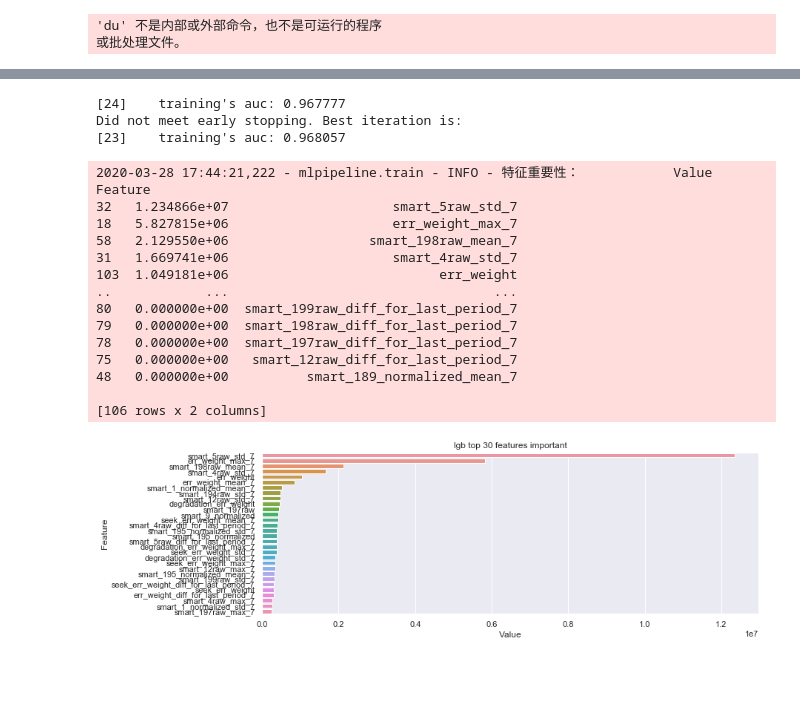
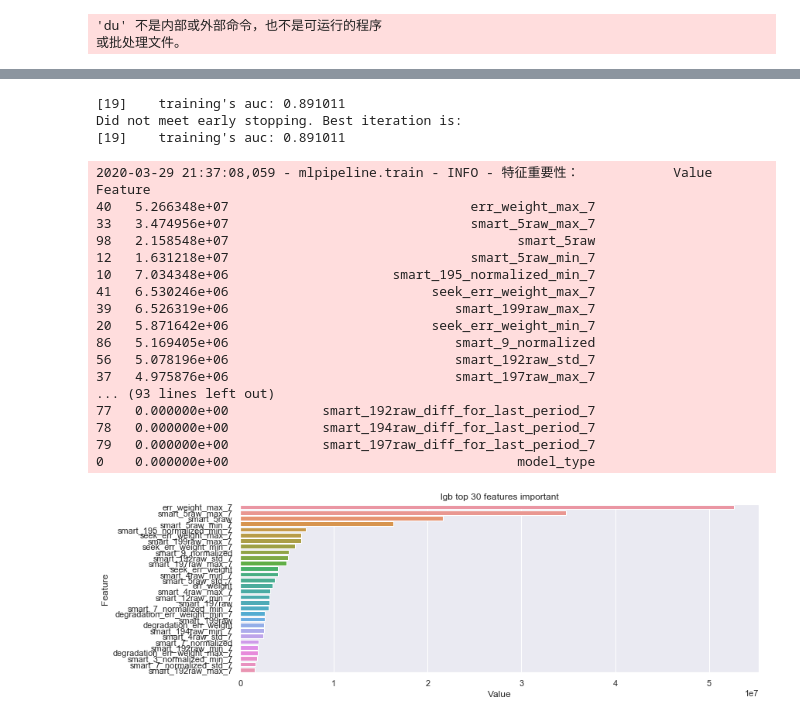
Before and after one commit to DevinWang23/tianchi_ai_ops_2020, a Jupyter notebook: jupyter_notebook/train.ipynb, the cells around one changed output, grey strips where cells are left out. Cells and saved outputs as stored; diff of their text form; code cells hidden in the pictures; blank space fills up the shorter version.

```diff
--- a/jupyter_notebook/train.ipynb
+++ b/jupyter_notebook/train.ipynb
@@ -220,21 +237,21 @@ model_params = {
     "objective": "binary",
     "boosting": 'gbdt',  # gbdt, dart
     "learning_rate": 0.001,
-    "scale_pos_weight":40,
+    "scale_pos_weight":35,
 #     "is_unbalance": True,
     "num_leaves": 64,
 #     "max_bin":255,
 #     'min_gain_to_split': 20,
-#     "max_depth":1,
+#     "max_depth":7,
     "metric": ["auc"],
-    "subsample": 0.8,
-    "colsample_bytree": 0.7,
+    "subsample": 0.9,
+    "colsample_bytree": 0.6,
     "num_threads": 10,
-    "lambda_l2": 0.5,
-    "lambda_l1": 0.5,
+    "lambda_l2": 1,
+    "lambda_l1": 1,
     "random_state": 2019,
-    "min_data_in_leaf":80,
-    "num_boost_round": 24,
+    "min_data_in_leaf":50,
+    "num_boost_round": 19,
     "device": 'cpu',
 #     'boost_from_average':False
 }
@@ -245,15 +262,18 @@ params = {
     'fe_filename': 'fe_df_01_01_round_2.feather',
 #     'focal_loss_alpha':0.9,
 #     'focal_loss_gamma':6,
-    'use_sampling': False,
-    'sampling_ratio':2,
+    'use_sampling': True,
+#     'sampling_ratio':0.125,
+    'train_total_sample_num':2.7e6,
+    'valid_total_sample_num':None,
     'drop_cols': drop_cols,
+    'save_sample_data':False,
     'train_on_model_id':None,
     'is_eval': False,
     'use_standard': False,
     'use_log': False,
     'save_feat_important': False,
-    'train_start_date': '2018-06-01',
+    'train_start_date': '2018-03-01',
     'train_end_date': '2018-07-31',
 }
 
@@ -288,18 +315,21 @@ Training until validation scores don't improve for 10 rounds.
-[24]    training's auc: 0.967777
+[19]    training's auc: 0.891011
 Did not meet early stopping. Best iteration is:
-[23]    training's auc: 0.968057
+[19]    training's auc: 0.891011
-2020-03-28 17:44:21,222 - mlpipeline.train - INFO - 特征重要性：            Value                              Feature
-32   1.234866e+07                     smart_5raw_std_7
-18   5.827815e+06                     err_weight_max_7
-58   2.129550e+06                  smart_198raw_mean_7
-31   1.669741e+06                     smart_4raw_std_7
-103  1.049181e+06                           err_weight
-..            ...                                  ...
-80   0.000000e+00  smart_199raw_diff_for_last_period_7
-79   0.000000e+00  smart_198raw_diff_for_last_period_7
-78   0.000000e+00  smart_197raw_diff_for_last_period_7
-75   0.000000e+00   smart_12raw_diff_for_last_period_7
-48   0.000000e+00          smart_189_normalized_mean_7
-
-[106 rows x 2 columns]
+2020-03-29 21:37:08,059 - mlpipeline.train - INFO - 特征重要性：            Value                                        Feature
+40   5.266348e+07                               err_weight_max_7
+33   3.474956e+07                               smart_5raw_max_7
+98   2.158548e+07                                     smart_5raw
+12   1.631218e+07                               smart_5raw_min_7
+10   7.034348e+06                     smart_195_normalized_min_7
+41   6.530246e+06                          seek_err_weight_max_7
+39   6.526319e+06                             smart_199raw_max_7
+20   5.871642e+06                          seek_err_weight_min_7
+86   5.169405e+06                             smart_9_normalized
+56   5.078196e+06                             smart_192raw_std_7
+37   4.975876e+06                             smart_197raw_max_7
+... (93 lines left out)
+77   0.000000e+00            smart_192raw_diff_for_last_period_7
+78   0.000000e+00            smart_194raw_diff_for_last_period_7
+79   0.000000e+00            smart_197raw_diff_for_last_period_7
+0    0.000000e+00                                     model_type
-[figure, old version]
+[figure, new version]
```
Also changed, not shown: parts of 6 cells of this notebook, 9 other files.
